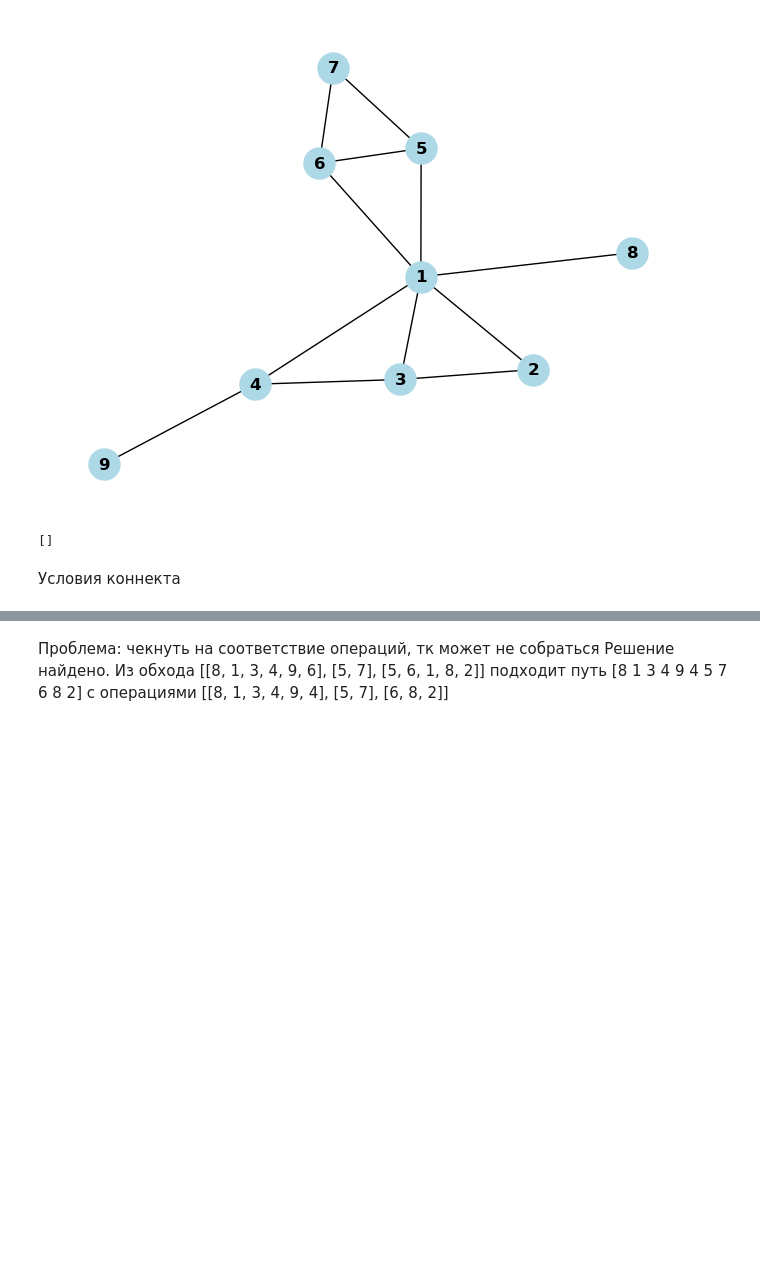
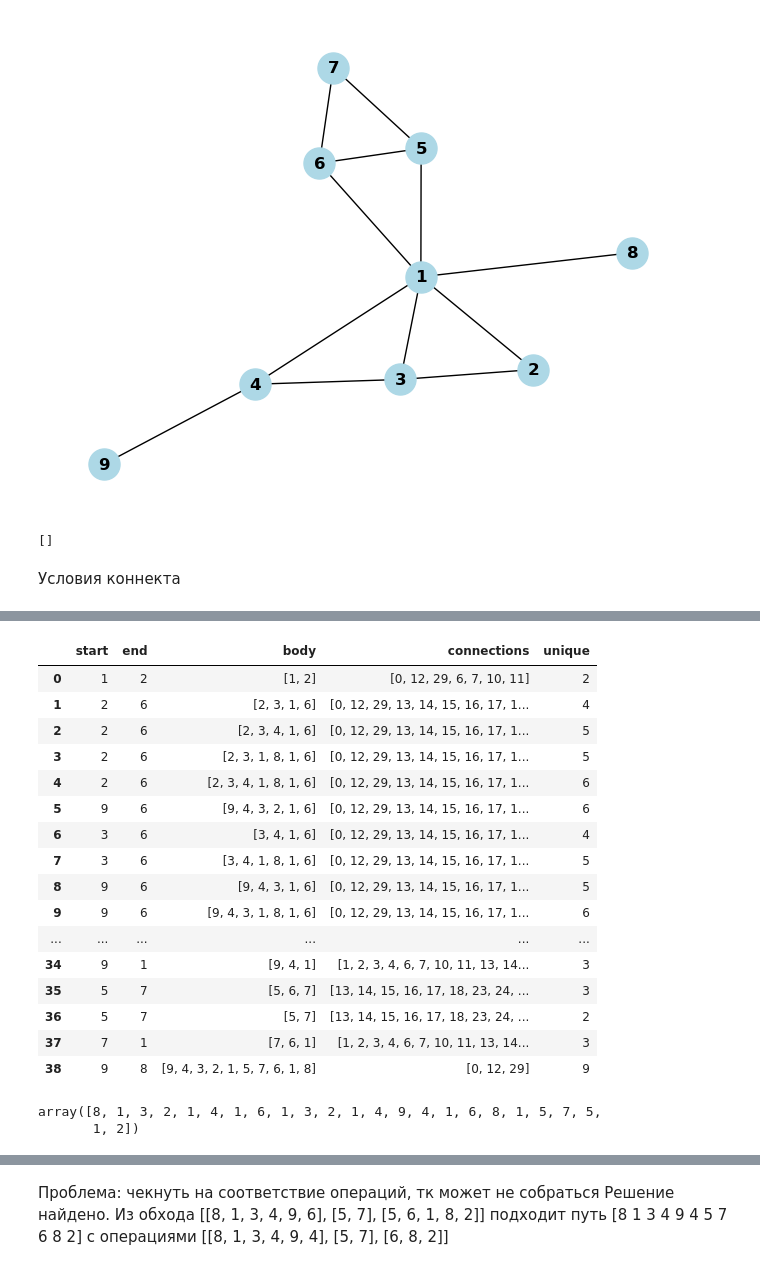
Before and after one commit to Xbostick/graph_analyzer, a Jupyter notebook: graph_analiser_v2.ipynb, the cells around one changed output, grey strips where cells are left out. Saved outputs shown, nothing was run; the diff lists cells and outputs as text; code cells hidden in the pictures; blank space fills up the shorter version.

Commit message:
modified:   graph_analiser_v2.ipynb 	new file:   out.csv 	new file:   res.csv 	new file:   result.csv

```diff
--- a/graph_analiser_v2.ipynb
+++ b/graph_analiser_v2.ipynb
@@ -42,8 +47,8 @@ def import_restrictions(file_name: str) -> List[Tuple[int, int, int]]:
             restrictions.append((edge1, edge2, prohibited))
     return restrictions
 # %%
-edge_connections = import_edge_connections('./Links Короб.txt')
-restrictions = import_restrictions('./Constraints Короб.txt')
+edge_connections = import_edge_connections('./Links Толкатель.txt')
+restrictions = import_restrictions('./Constraints Толкатель.txt')
 # %%
 def visualize_graph(edge_connections):
     """
@@ -386,0 +629,20 @@ array([ 0,  4,  0,  3,  5,  6,  7,  0,  7,  8,  7,  0,  2,  9, 10,  1,  7])
+# %%
+df
+# %% [output]
+|  | start | end | body | connections | unique |
+| 0 | 1 | 2 | [1, 2] | [0, 12, 29, 6, 7, 10, 11] | 2 |
+| 1 | 2 | 6 | [2, 3, 1, 6] | [0, 12, 29, 13, 14, 15, 16, 17, 1... | 4 |
+| 2 | 2 | 6 | [2, 3, 4, 1, 6] | [0, 12, 29, 13, 14, 15, 16, 17, 1... | 5 |
+| 3 | 2 | 6 | [2, 3, 1, 8, 1, 6] | [0, 12, 29, 13, 14, 15, 16, 17, 1... | 5 |
+| 4 | 2 | 6 | [2, 3, 4, 1, 8, 1, 6] | [0, 12, 29, 13, 14, 15, 16, 17, 1... | 6 |
+| 5 | 9 | 6 | [9, 4, 3, 2, 1, 6] | [0, 12, 29, 13, 14, 15, 16, 17, 1... | 6 |
+| 6 | 3 | 6 | [3, 4, 1, 6] | [0, 12, 29, 13, 14, 15, 16, 17, 1... | 4 |
+| 7 | 3 | 6 | [3, 4, 1, 8, 1, 6] | [0, 12, 29, 13, 14, 15, 16, 17, 1... | 5 |
+| 8 | 9 | 6 | [9, 4, 3, 1, 6] | [0, 12, 29, 13, 14, 15, 16, 17, 1... | 5 |
+| 9 | 9 | 6 | [9, 4, 3, 1, 8, 1, 6] | [0, 12, 29, 13, 14, 15, 16, 17, 1... | 6 |
+| ... | ... | ... | ... | ... | ... |
+| 34 | 9 | 1 | [9, 4, 1] | [1, 2, 3, 4, 6, 7, 10, 11, 13, 14... | 3 |
+| 35 | 5 | 7 | [5, 6, 7] | [13, 14, 15, 16, 17, 18, 23, 24, ... | 3 |
+| 36 | 5 | 7 | [5, 7] | [13, 14, 15, 16, 17, 18, 23, 24, ... | 2 |
+| 37 | 7 | 1 | [7, 6, 1] | [1, 2, 3, 4, 6, 7, 10, 11, 13, 14... | 3 |
+| 38 | 9 | 8 | [9, 4, 3, 2, 1, 5, 7, 6, 1, 8] | [0, 12, 29] | 9 |
@@ -387,3 +653,8 @@ array([ 0,  4,  0,  3,  5,  6,  7,  0,  7,  8,  7,  0,  2,  9, 10,  1,  7])
+# %%
+result_path
+# %% [output]
+array([8, 1, 3, 2, 1, 4, 1, 6, 1, 3, 2, 1, 4, 9, 4, 1, 6, 8, 1, 5, 7, 5,
+       1, 2])
 # %%
 for_output
 # %% [output]
```
Also changed, not shown: parts of 95 cells of this notebook, 3 other files.
